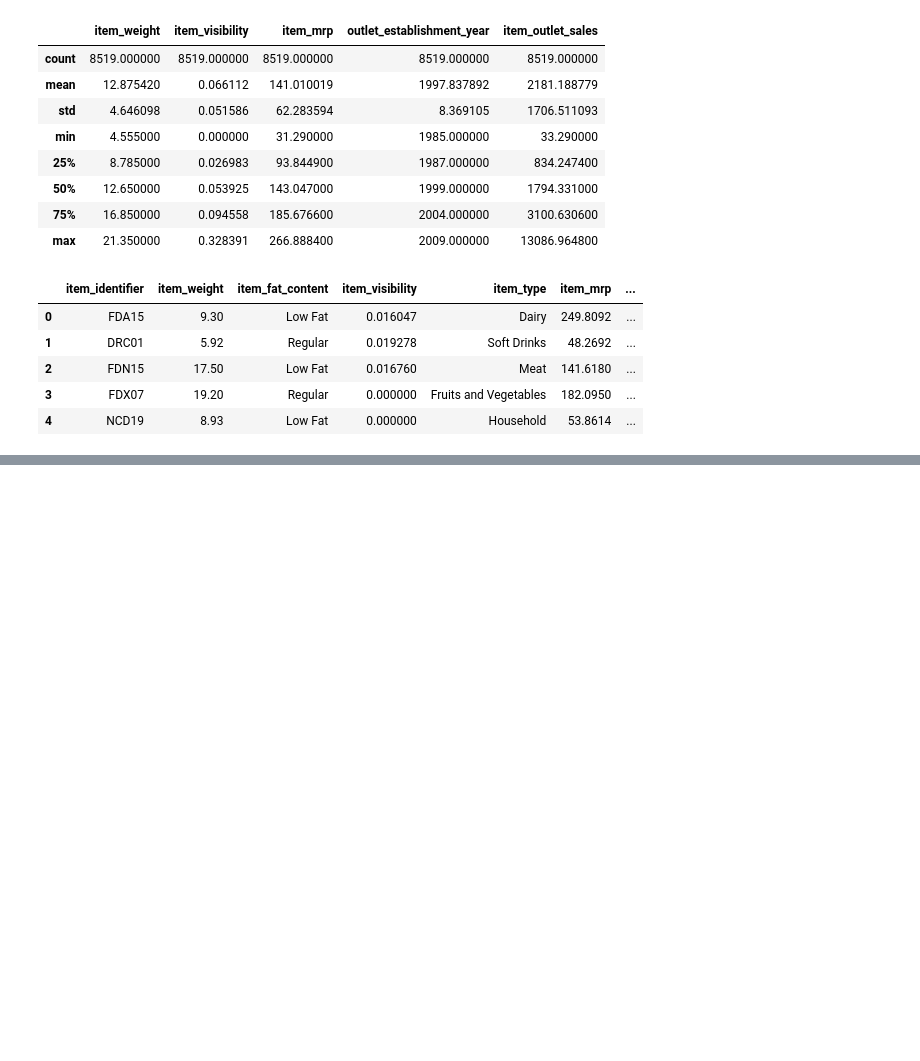
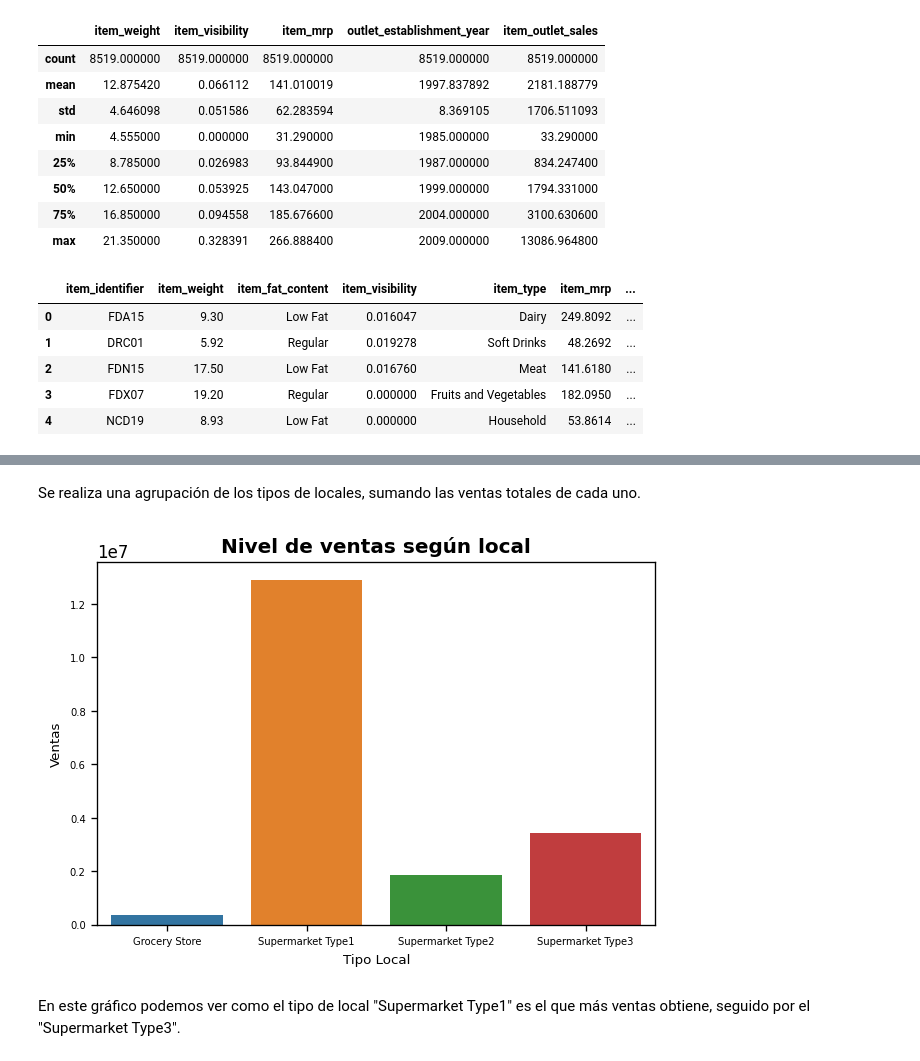
Before and after one commit to DanielRios1/predicciones-ventas, a Jupyter notebook: data_cleaning.ipynb, the cells around one changed output, grey strips where cells are left out. Saved outputs shown, nothing was run; the diff lists cells and outputs as text; code cells hidden in the pictures; blank space fills up the shorter version.

```diff
--- a/data_cleaning.ipynb
+++ b/data_cleaning.ipynb
@@ -370,0 +374,3 @@ df.head()
+# %%
+grafico11 = df.groupby(["outlet_type"])[["item_outlet_sales"]].sum()
+grafico11
@@ -370,0 +384,16 @@ df.head()
+# %% [markdown]
+Se realiza una agrupación de los tipos de locales, sumando las ventas totales de cada uno.
+# %%
+plt.figure(dpi=120)
+sns.barplot(grafico11.index, grafico11["item_outlet_sales"])
+plt.title("Nivel de ventas según local", fontweight="bold")
+plt.xlabel("Tipo Local", fontsize=8)
+plt.ylabel("Ventas", fontsize=8)
+plt.tick_params(axis="x", labelsize=6)
+plt.tick_params(axis="y", labelsize=6)
+
+plt.show()
+# %% [output]
+[figure, added]
+# %% [markdown]
+En este gráfico podemos ver como el tipo de local "Supermarket Type1" es el que más ventas obtiene, seguido por el "Supermarket Type3".
```
Also changed, not shown: parts of 23 cells of this notebook.
